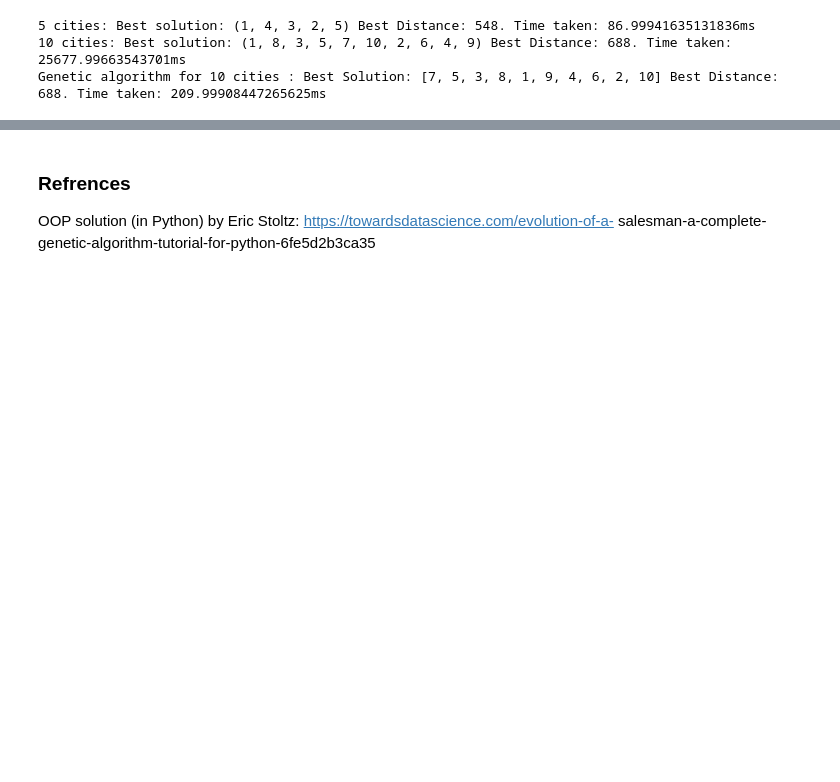
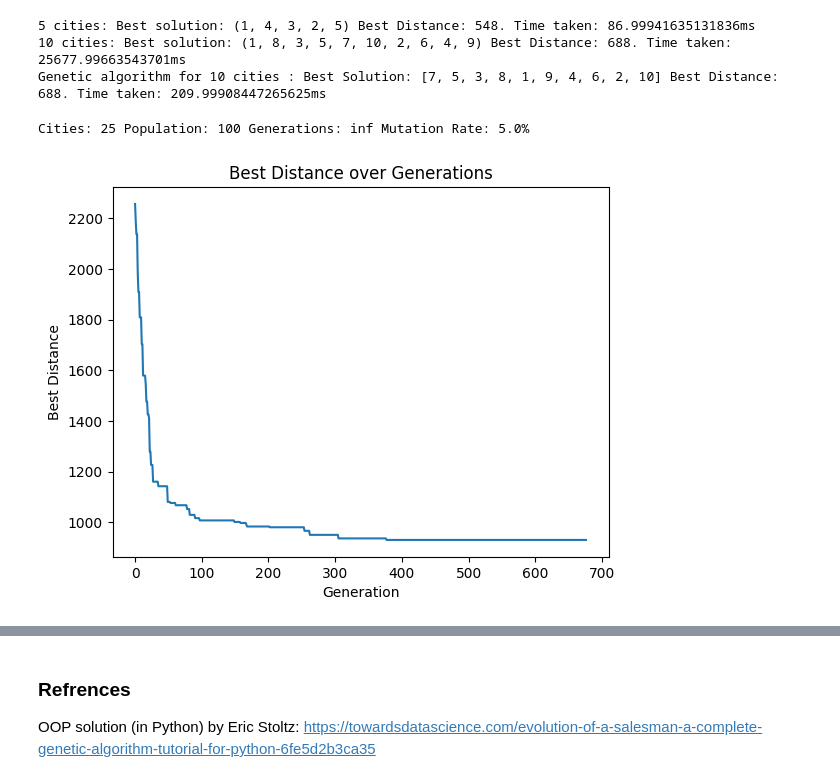
Before and after one commit to Q-Wrld97/TSP-Using-Genetic-Algorithm, a Jupyter notebook: a2_leq2019.ipynb, the cells around one changed output, grey strips where cells are left out. Saved outputs shown, nothing was run; the diff lists cells and outputs as text; code cells hidden in the pictures; blank space fills up the shorter version.

```diff
--- a/a2_leq2019.ipynb
+++ b/a2_leq2019.ipynb
@@ -488,3 +488,50 @@ if __name__ == "__main__":
 5 cities: Best solution: (1, 4, 3, 2, 5) Best Distance: 548. Time taken: 86.99941635131836ms
 10 cities: Best solution: (1, 8, 3, 5, 7, 10, 2, 6, 4, 9) Best Distance: 688. Time taken: 25677.99663543701ms
 Genetic algorithm for 10 cities : Best Solution: [7, 5, 3, 8, 1, 9, 4, 6, 2, 10] Best Distance: 688. Time taken: 209.99908447265625ms
+# %%
+import matplotlib.pyplot as plt
+
+if __name__ == "__main__":
+    cities = 25
+    population = 100
+    generation  = 0
+    max_generations = math.inf
+    mutation_rate = 0.05
+    cityList = generate_cities(cities)
+
+    print(f"Cities: {cities} Population: {population} Generations: {max_generations} Mutation Rate: {mutation_rate*100}% \n\n\n")
+    population = create_Initial_Population(population,cities)
+    fitnessArray = fitness(population,cityList)
+    bestSolution, bestDistance = best_fitness(population, fitnessArray)
+
+    # Create a list to store the best distances for each generation
+    bestDistances = [bestDistance]
+
+    last_two_hundred_distances = []
+    while generation < max_generations:
+        population, fitnessArray, bestSolution, bestDistance = evolution(population, fitnessArray, mutation_rate,cityList)
+
+
+        # Add the new bestDistance to the list
+        last_two_hundred_distances.append(bestDistance)
+        bestDistances.append(bestDistance)
+
+        # If there are more than 300 distances in the list, remove the oldest one
+        if len(last_two_hundred_distances) > 300:
+            last_two_hundred_distances.pop(0)
+
+        # Check if all distances in the list are the same, but only after 300 generations
+        if generation >= 300 and len(set(last_two_hundred_distances)) == 1:
+            break
+
+        generation += 1
+
+    # Plotting the best distances
+    plt.plot(bestDistances)
+    plt.xlabel('Generation')
+    plt.ylabel('Best Distance')
+    plt.title('Best Distance over Generations')
+    plt.show()
+# %% [output]
+Cities: 25 Population: 100 Generations: inf Mutation Rate: 5.0%
+[figure, added]
```
Also changed, not shown: parts of 4 cells of this notebook.
